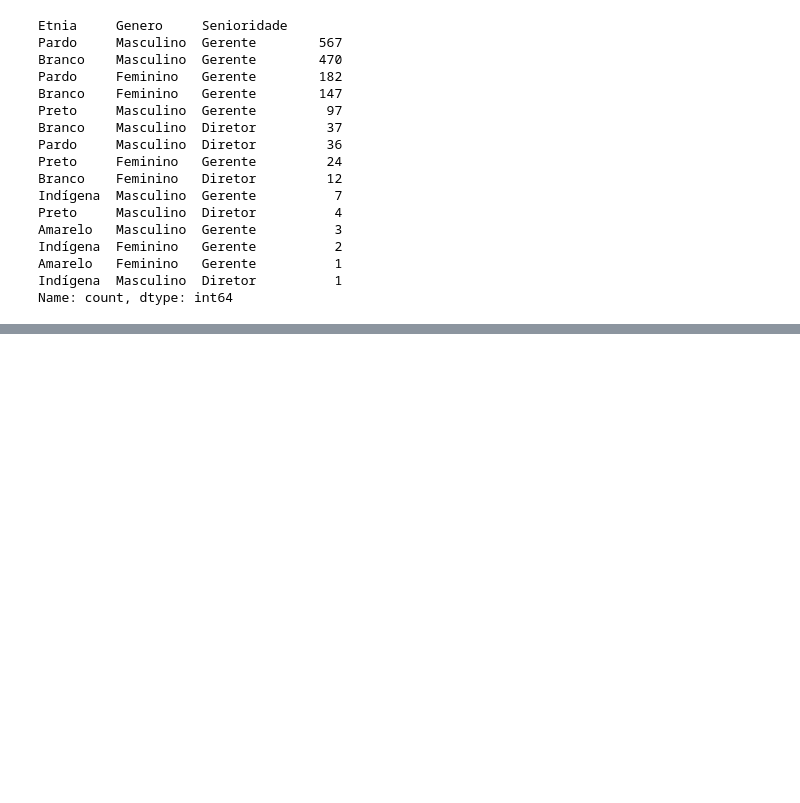
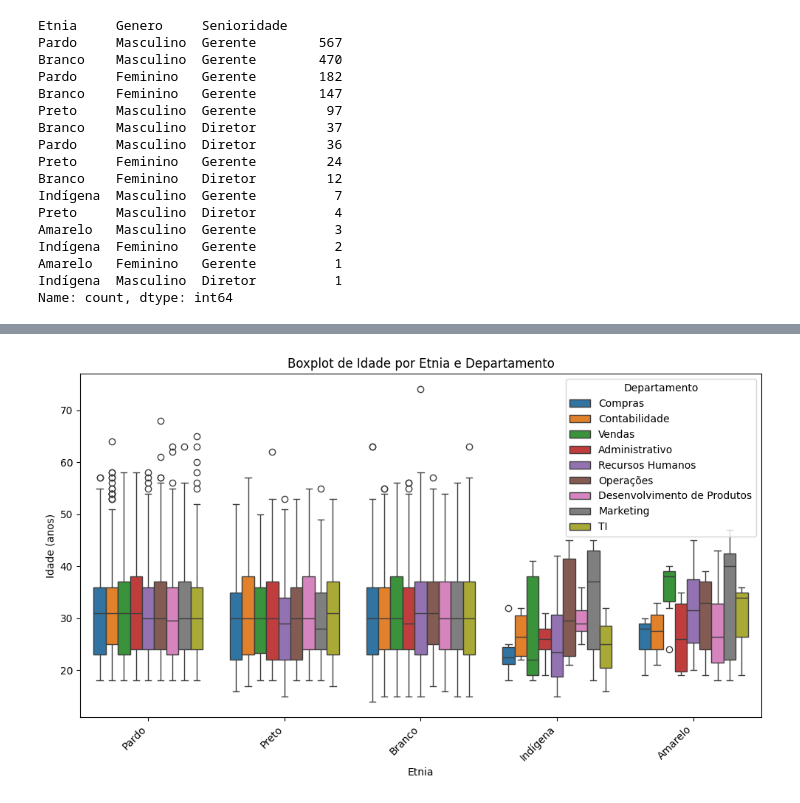
Before and after one commit to Ada-Empregabilidade/adahack-2024-dados, a Jupyter notebook: Entregas/DD-08/codigo.ipynb, the cells around one changed output, grey strips where cells are left out. Cells and saved outputs as stored; diff of their text form; code cells hidden in the pictures; blank space fills up the shorter version.

```diff
--- a/Entregas/DD-08/codigo.ipynb
+++ b/Entregas/DD-08/codigo.ipynb
@@ -396,0 +464,12 @@ df[['Idade (anos)', 'Tempo de casa (meses)']].sort_values(by='Tempo de casa (mes
+# %%
+plt.figure(figsize=(10, 6))
+sns.boxplot(data=df_limpo, x='Etnia', y='Idade (anos)', hue='Departamento')
+plt.title('Boxplot de Idade por Etnia e Departamento')
+plt.xlabel('Etnia')
+plt.ylabel('Idade (anos)')
+plt.legend(title='Departamento', loc='upper right')
+plt.xticks(rotation=45, ha='right')
+plt.tight_layout()
+plt.show()
+# %% [output]
+[figure, added]
```
Also changed, not shown: parts of 24 cells of this notebook, 1 other file.
